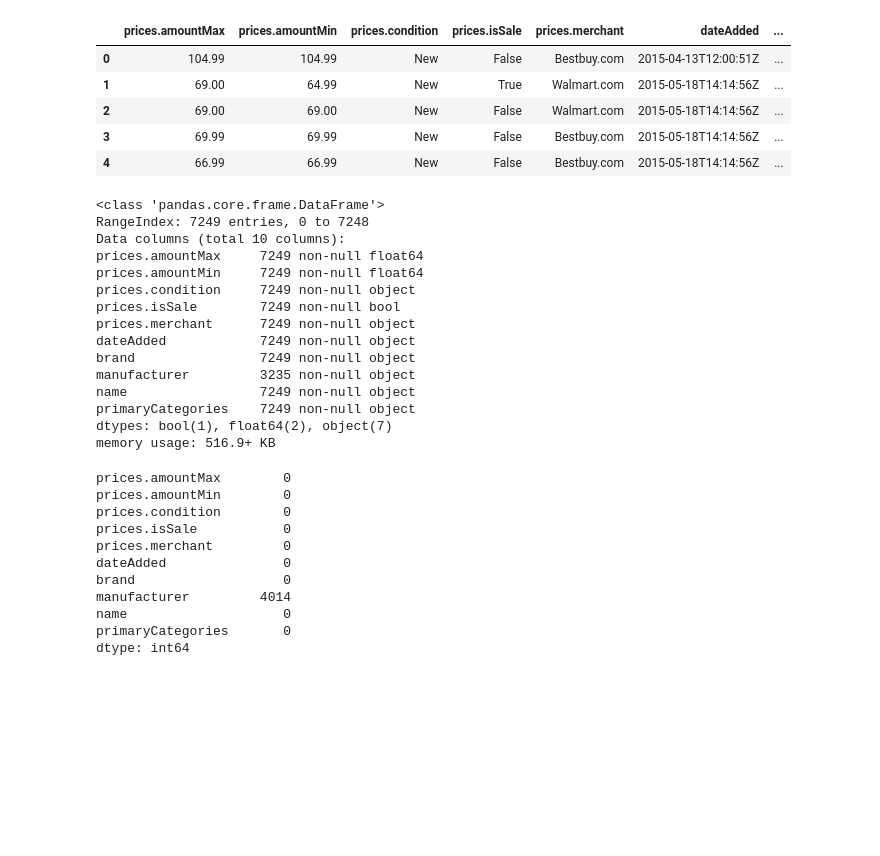
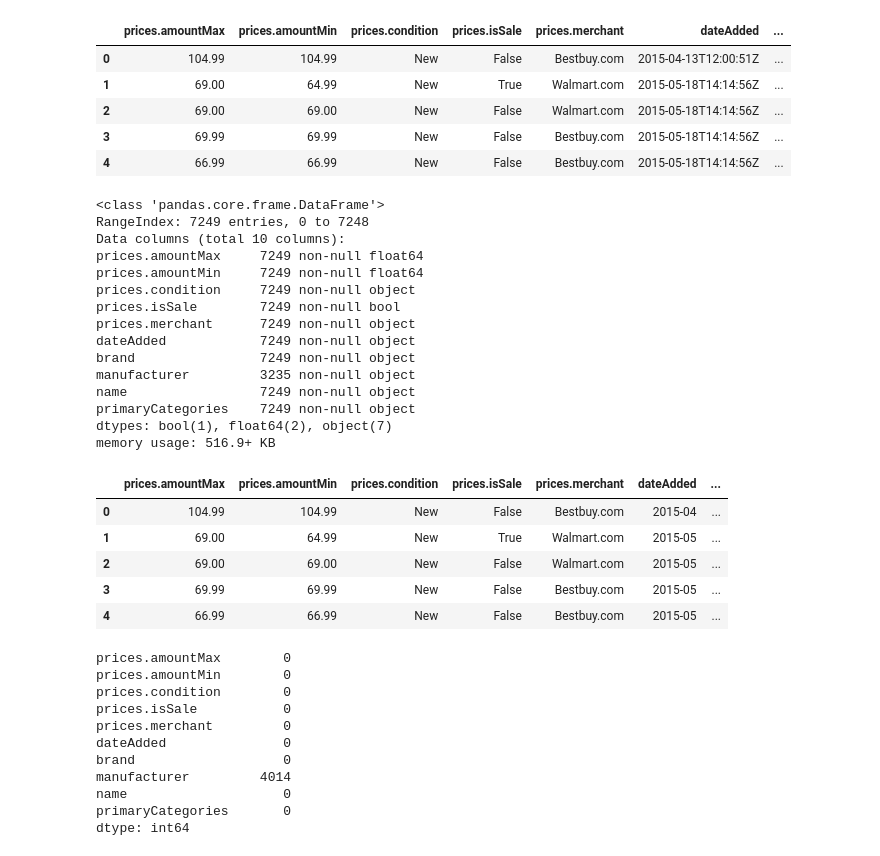
Before and after one commit to panda002/Fall-2019-KDD-Project, a Jupyter notebook: PriceElasticity_price.ipynb, the cells around one changed output. Cells and saved outputs as stored; diff of their text form; code cells hidden in the pictures; blank space fills up the shorter version.

```diff
--- a/PriceElasticity_price.ipynb
+++ b/PriceElasticity_price.ipynb
@@ -114,24 +114,50 @@ ecom_data_new.head()
 | 2 | 69.00 | 69.00 | New | False | Walmart.com | 2015-05-18T14:14:56Z | ... |
 | 3 | 69.99 | 69.99 | New | False | Bestbuy.com | 2015-05-18T14:14:56Z | ... |
 | 4 | 66.99 | 66.99 | New | False | Bestbuy.com | 2015-05-18T14:14:56Z | ... |
-# %%
-ecom_data_new.info()
-# %% [output]
-<class 'pandas.core.frame.DataFrame'>
-RangeIndex: 7249 entries, 0 to 7248
-Data columns (total 10 columns):
-prices.amountMax     7249 non-null float64
-prices.amountMin     7249 non-null float64
-prices.condition     7249 non-null object
-prices.isSale        7249 non-null bool
-prices.merchant      7249 non-null object
-dateAdded            7249 non-null object
-brand                7249 non-null object
-manufacturer         3235 non-null object
-name                 7249 non-null object
-primaryCategories    7249 non-null object
-dtypes: bool(1), float64(2), object(7)
-memory usage: 516.9+ KB
+# %%
+ecom_data_new.info()
+
+def removeAfterComma(string):
+    """
+    input is a string
+    output is a string with everything after comma removed
+    """
+    return string.split('T')[0].strip()
+ecom_data_new.dateAdded = ecom_data_new.dateAdded.apply(removeAfterComma)
+ecom_data_new.head()
+
+#Reference ataken from
+#https://stackoverflow.com/questions/36300158/python-split-text-after-the-second-occurrence-of-character
+def hyphen_split(a):
+    if a.count("-") == 1:
+        return a.split("-")[0]
+    else:
+        return "-".join(a.split("-", 2)[:2])
+
+ecom_data_new.dateAdded = ecom_data_new.dateAdded.apply(hyphen_split)
+ecom_data_new.head()
+# %% [output]
+<class 'pandas.core.frame.DataFrame'>
+RangeIndex: 7249 entries, 0 to 7248
+Data columns (total 10 columns):
+prices.amountMax     7249 non-null float64
+prices.amountMin     7249 non-null float64
+prices.condition     7249 non-null object
+prices.isSale        7249 non-null bool
+prices.merchant      7249 non-null object
+dateAdded            7249 non-null object
+brand                7249 non-null object
+manufacturer         3235 non-null object
+name                 7249 non-null object
+primaryCategories    7249 non-null object
+dtypes: bool(1), float64(2), object(7)
+memory usage: 516.9+ KB
+|  | prices.amountMax | prices.amountMin | prices.condition | prices.isSale | prices.merchant | dateAdded | ... |
+| 0 | 104.99 | 104.99 | New | False | Bestbuy.com | 2015-04 | ... |
+| 1 | 69.00 | 64.99 | New | True | Walmart.com | 2015-05 | ... |
+| 2 | 69.00 | 69.00 | New | False | Walmart.com | 2015-05 | ... |
+| 3 | 69.99 | 69.99 | New | False | Bestbuy.com | 2015-05 | ... |
+| 4 | 66.99 | 66.99 | New | False | Bestbuy.com | 2015-05 | ... |
 # %%
 ecom_data_new.isnull().sum()
 # Since manufacturer and brand are the same, we can remove the manufacturer column
```
Also changed, not shown: parts of 8 cells of this notebook.
